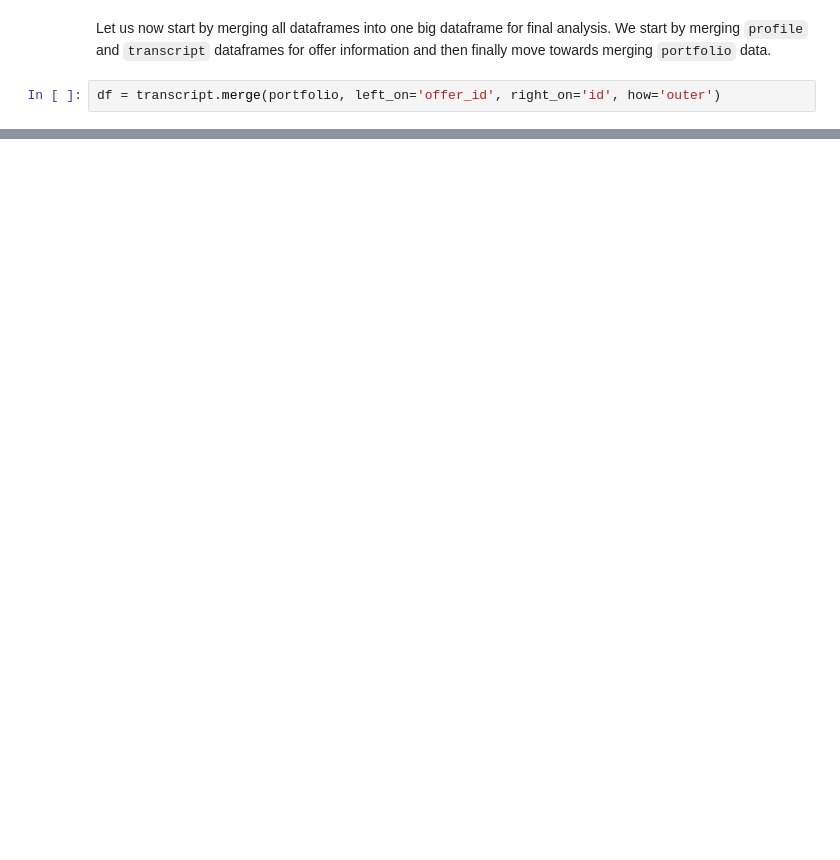
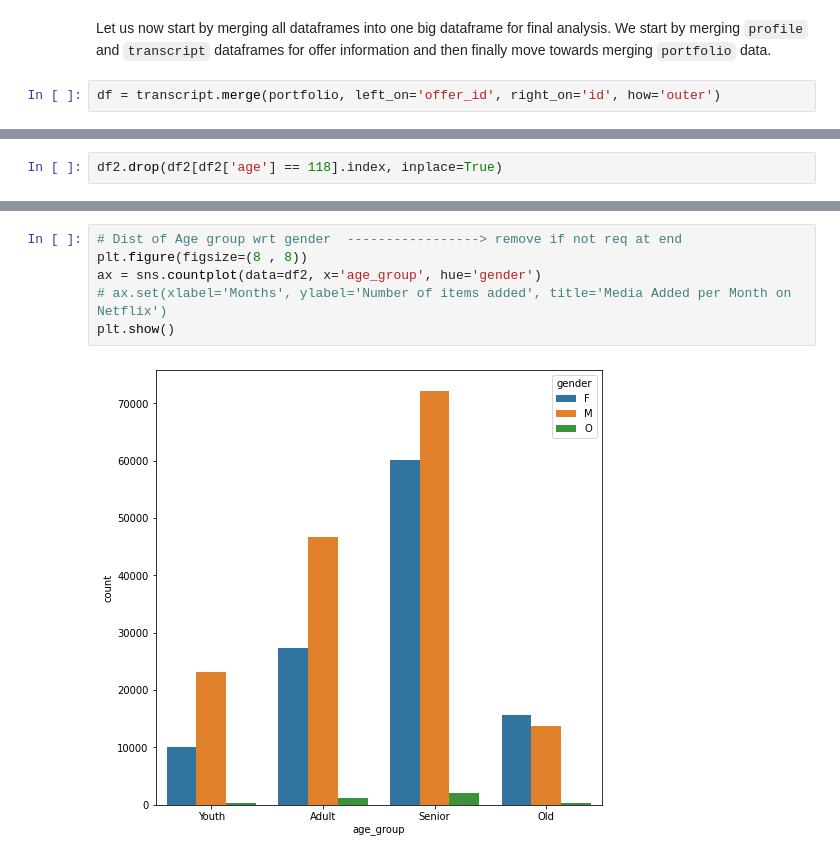
Before and after one commit to Ramshah1/Starbucks-Offers-Analysis, a Jupyter notebook: Starbucks_Capstone_notebook.ipynb, the cells around one changed output, grey strips where cells are left out. Saved outputs shown, nothing was run; the diff lists cells and outputs as text; blank space fills up the shorter version.

```diff
--- a/Starbucks_Capstone_notebook.ipynb
+++ b/Starbucks_Capstone_notebook.ipynb
@@ -535,0 +560,2 @@ df[df['event'] == 'offer completed']         #----------------->Remove in end
+# %%
+df2.drop(df2[df2['age'] == 118].index, inplace=True)
@@ -535,0 +653,8 @@ df[df['event'] == 'offer completed']         #----------------->Remove in end
+# %%
+# Dist of Age group wrt gender  -----------------> remove if not req at end
+plt.figure(figsize=(8 , 8))
+ax = sns.countplot(data=df2, x='age_group', hue='gender')
+# ax.set(xlabel='Months', ylabel='Number of items added', title='Media Added per Month on Netflix')
+plt.show()
+# %% [output]
+[figure, added]
```
Also changed, not shown: parts of 60 cells of this notebook.
